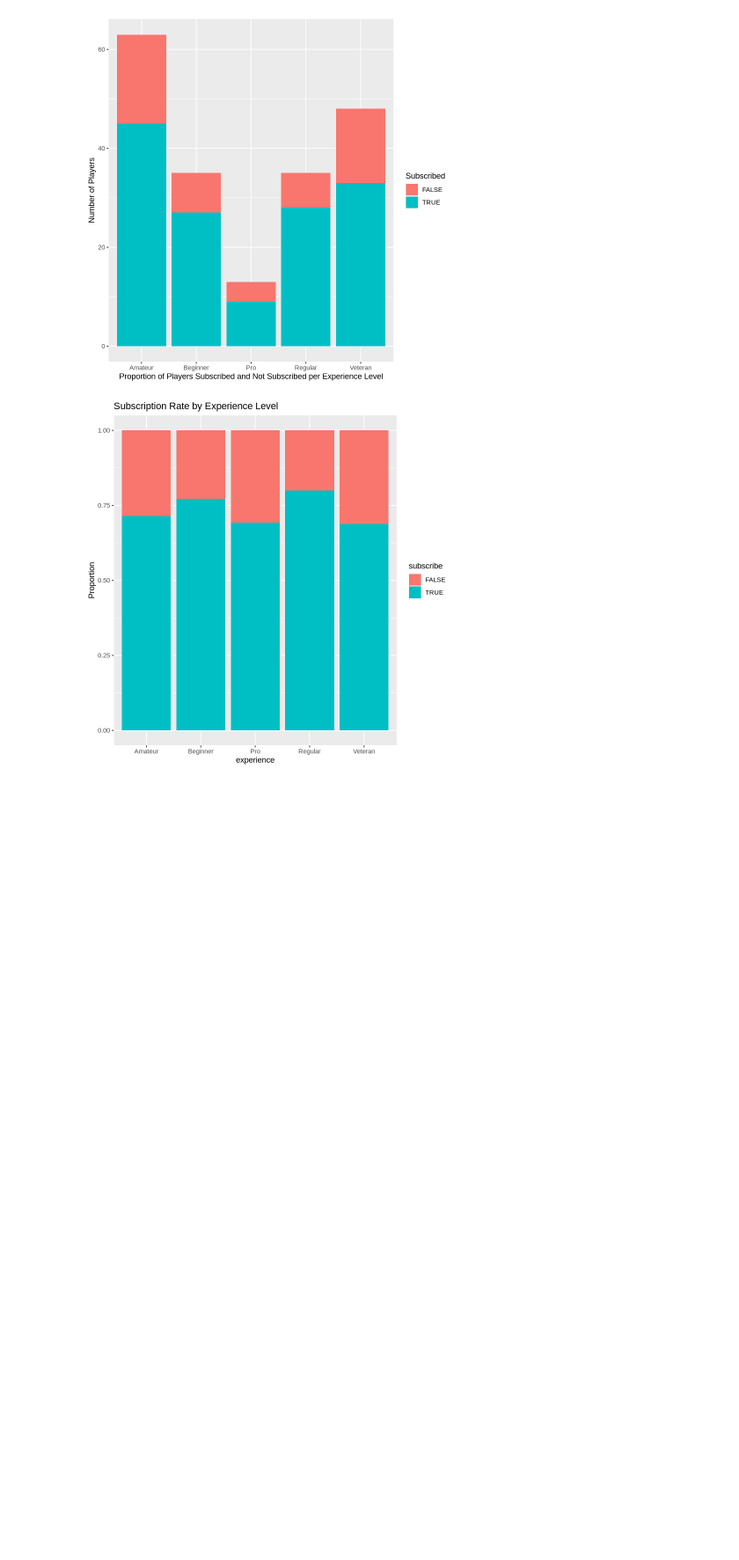
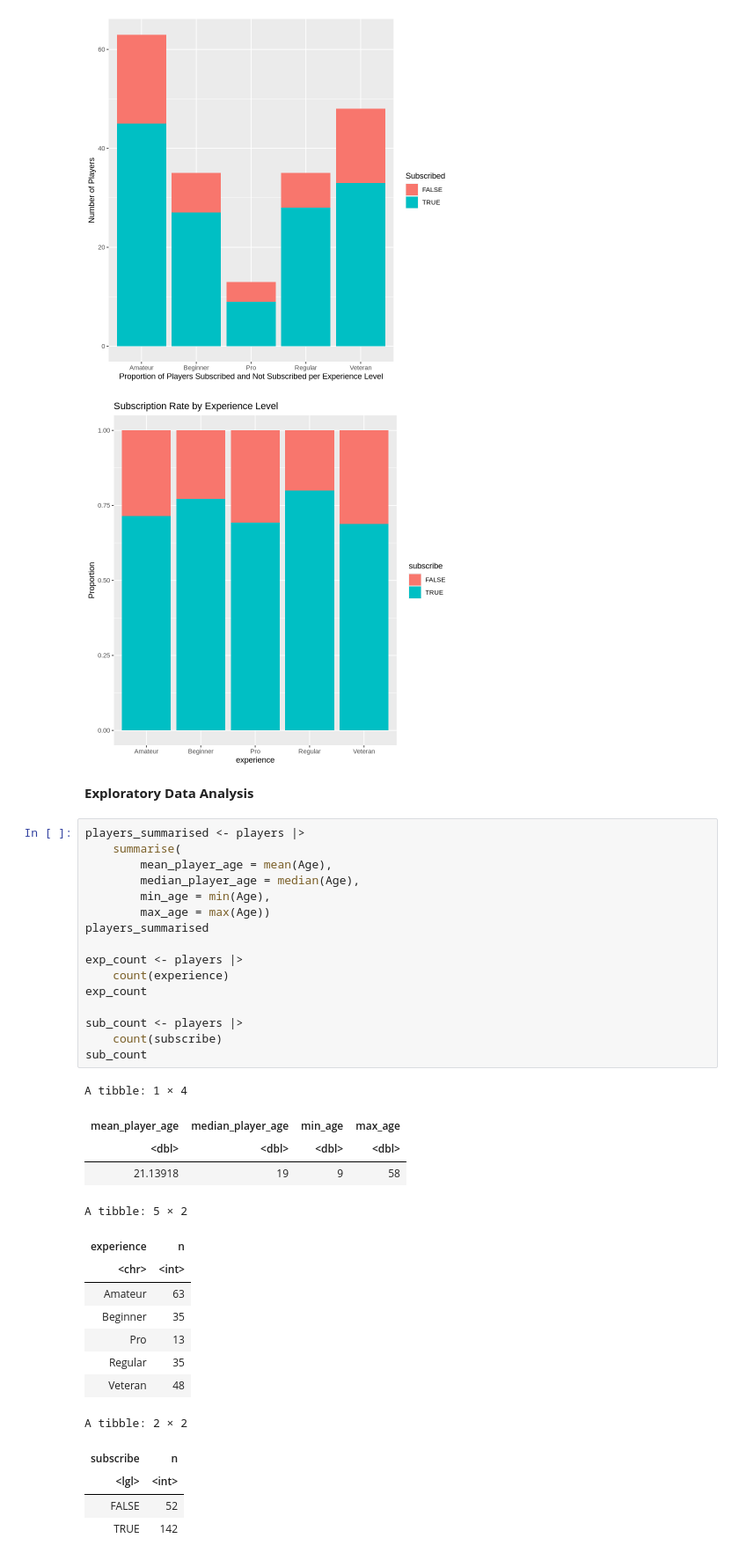
Before and after one commit to ansonansonnn/dsci100-project, a Jupyter notebook: final dsci notebook.ipynb, the cells around one changed output. Shown at 88% size. Drawn from its saved outputs; the diff is of its cells as text; blank space fills up the shorter version.

Commit message:
exploratory data analysis

```diff
--- a/final dsci notebook.ipynb
+++ b/final dsci notebook.ipynb
@@ -112,3 +112,39 @@ players |>
 [figure]
 [figure]
 [figure]
+# %% [markdown]
+**Exploratory Data Analysis**
+# %%
+players_summarised <- players |>
+    summarise(
+        mean_player_age = mean(Age),
+        median_player_age = median(Age),
+        min_age = min(Age),
+        max_age = max(Age))
+players_summarised
+
+exp_count <- players |>
+    count(experience)
+exp_count
+
+sub_count <- players |>
+    count(subscribe)
+sub_count
+# %% [output]
+A tibble: 1 × 4
+| mean_player_age | median_player_age | min_age | max_age |
+| <dbl> | <dbl> | <dbl> | <dbl> |
+| 21.13918 | 19 | 9 | 58 |
+A tibble: 5 × 2
+| experience | n |
+| <chr> | <int> |
+| Amateur | 63 |
+| Beginner | 35 |
+| Pro | 13 |
+| Regular | 35 |
+| Veteran | 48 |
+A tibble: 2 × 2
+| subscribe | n |
+| <lgl> | <int> |
+| FALSE | 52 |
+| TRUE | 142 |
```
Also changed, not shown: parts of 1 cell of this notebook.
